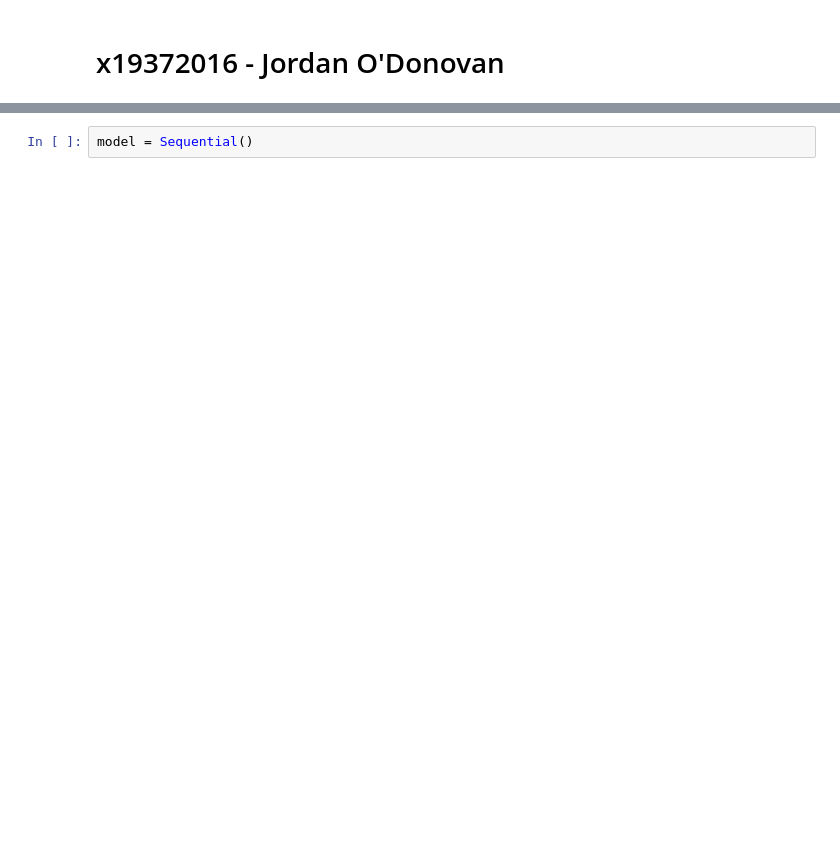
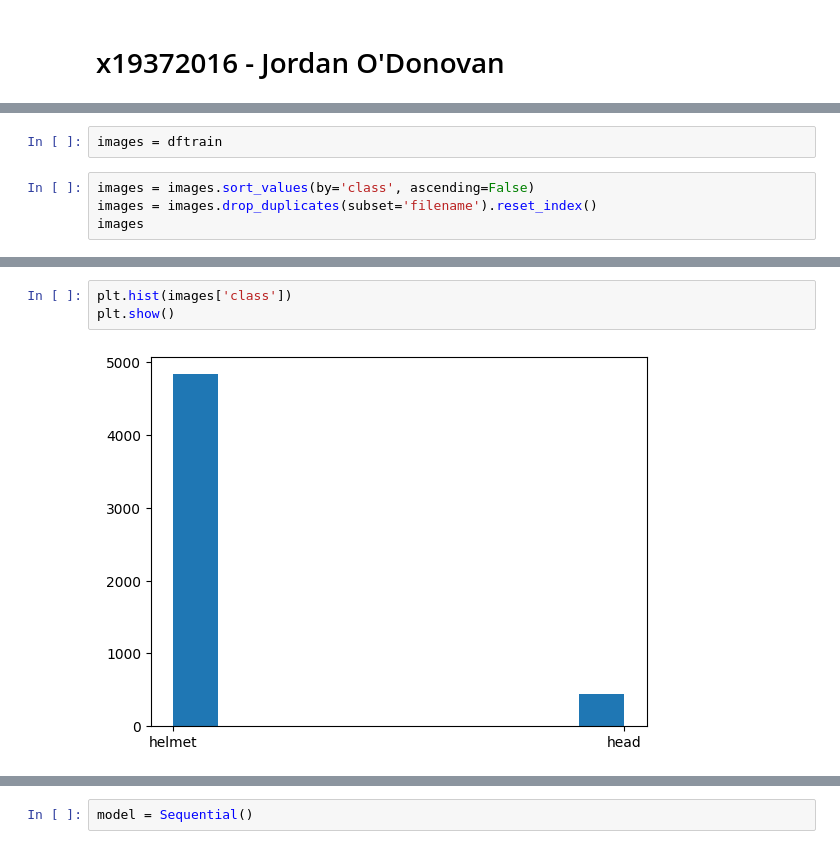
Before and after one commit to jordanodonovan/neural_networks_project, a Jupyter notebook: neural_networks_project_x19372016.ipynb, the cells around one changed output, grey strips where cells are left out. Cells and saved outputs as stored; diff of their text form; blank space fills up the shorter version.

```diff
--- a/neural_networks_project_x19372016.ipynb
+++ b/neural_networks_project_x19372016.ipynb
@@ -13,0 +121,6 @@ import skimage
+# %%
+images = dftrain
+# %%
+images = images.sort_values(by='class', ascending=False)
+images = images.drop_duplicates(subset='filename').reset_index()
+images
@@ -13,0 +141,5 @@ import skimage
+# %%
+plt.hist(images['class'])
+plt.show()
+# %% [output]
+[figure, added]
```
Also changed, not shown: parts of 124 cells of this notebook.
